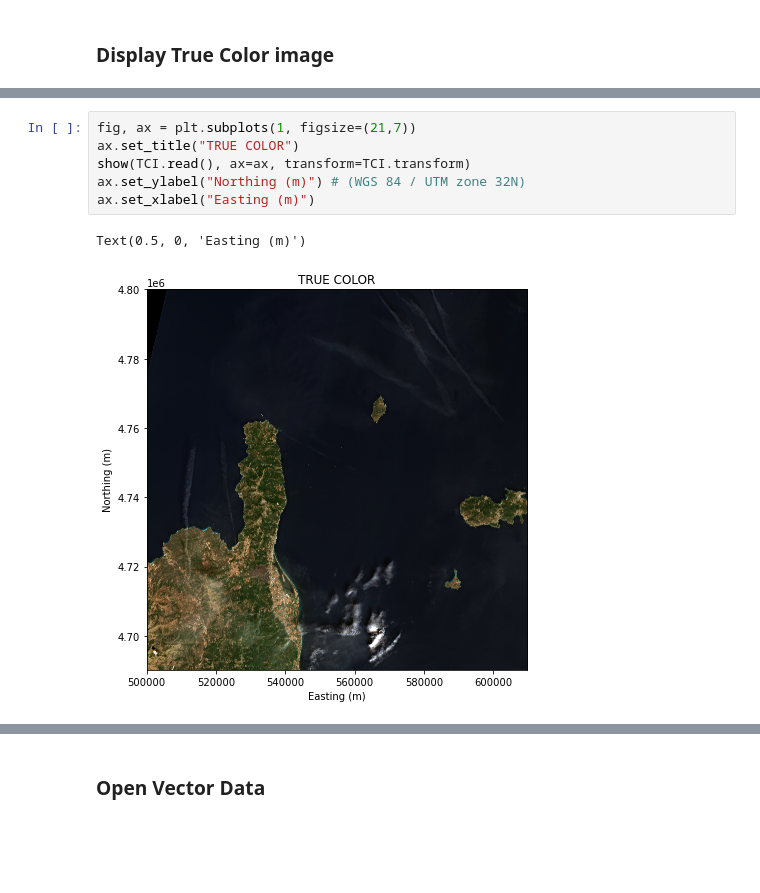
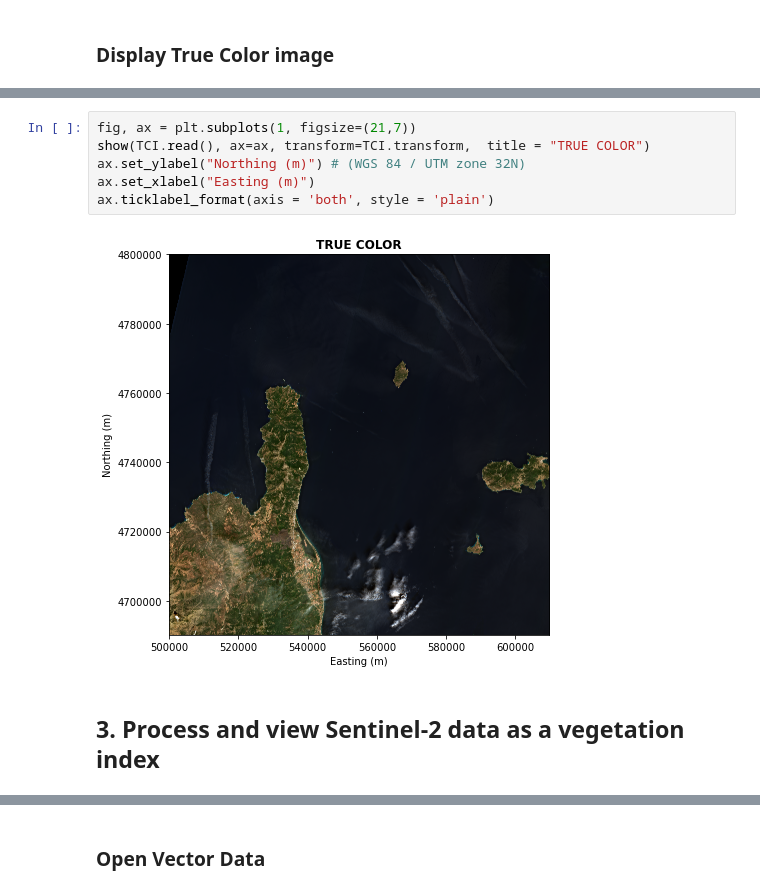
Before and after one commit to wekeo/DEFUNCT-wekeo-jupyter-lab, a Jupyter notebook: land/NDVI_S2-processing.ipynb, the cells around one changed output, grey strips where cells are left out. Saved outputs shown, nothing was run; the diff lists cells and outputs as text; blank space fills up the shorter version.

```diff
--- a/land/NDVI_S2-processing.ipynb
+++ b/land/NDVI_S2-processing.ipynb
@@ -40,9 +66,10 @@ TCI =  rio.open(R10+'/L2A_T32TNN_20170802T101031_TCI_10m.jp2') #true color
 # %%
 fig, ax = plt.subplots(1, figsize=(21,7))
-ax.set_title("TRUE COLOR")
-show(TCI.read(), ax=ax, transform=TCI.transform)
+show(TCI.read(), ax=ax, transform=TCI.transform,  title = "TRUE COLOR")
 ax.set_ylabel("Northing (m)") # (WGS 84 / UTM zone 32N)
 ax.set_xlabel("Easting (m)")
+ax.ticklabel_format(axis = 'both', style = 'plain')
 # %% [output]
-Text(0.5, 0, 'Easting (m)')
-[figure, old version]
+[figure, new version]
+# %% [markdown]
+## <a id='sentinel2_ndvi'></a>3. Process and view Sentinel-2 data as a vegetation index
```
Also changed, not shown: parts of 76 cells of this notebook, 1 other file.
